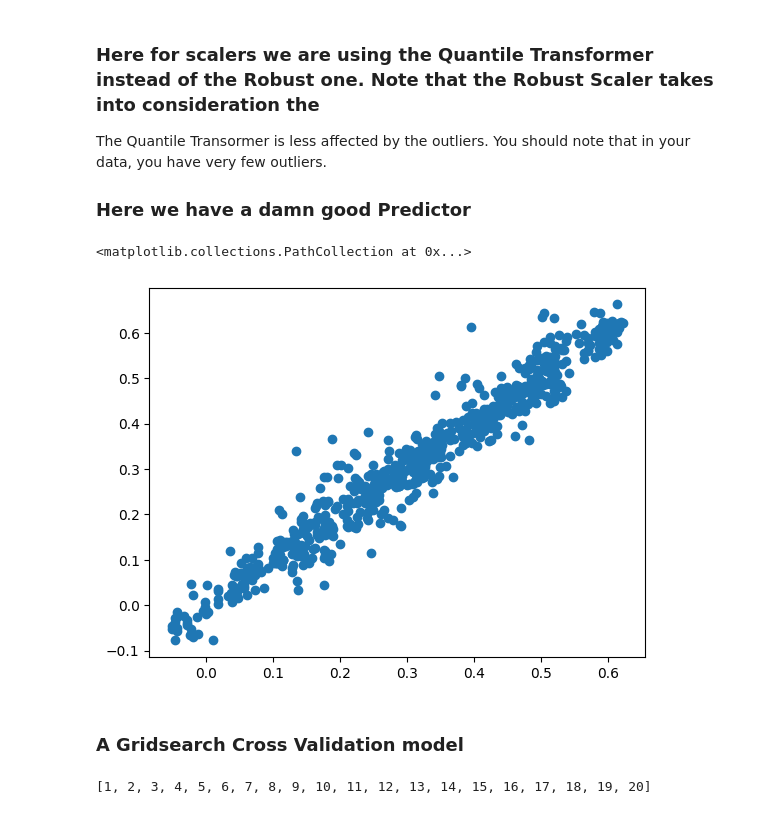
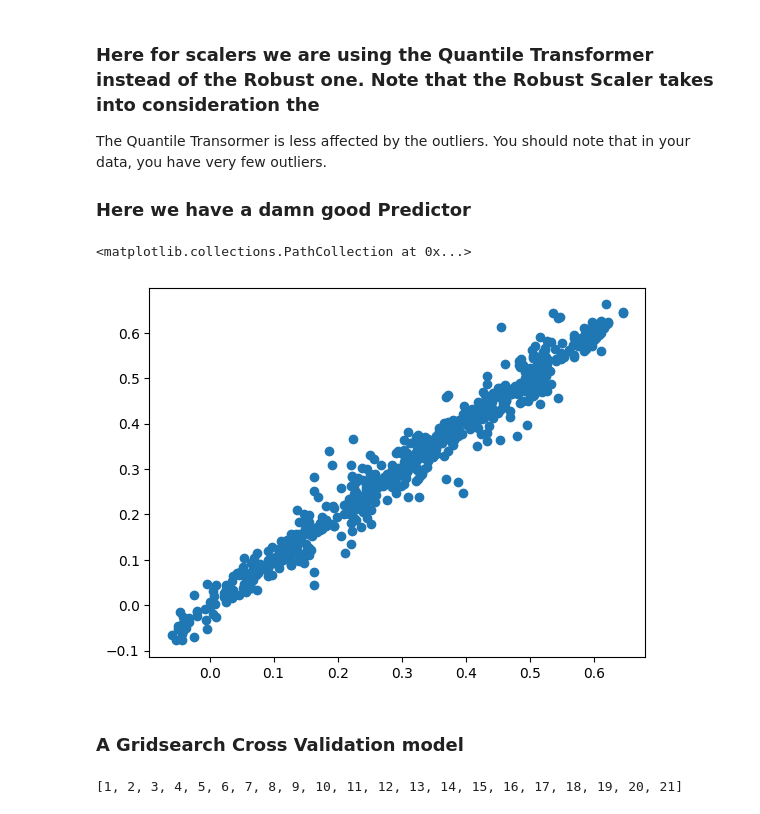
Before and after one commit to maseehfaizan/Project_code, a Jupyter notebook: Master.ipynb, the cells around one changed output. Saved outputs shown, nothing was run; the diff lists cells and outputs as text; code cells hidden in the pictures.

```diff
--- a/Master.ipynb
+++ b/Master.ipynb
@@ -631,3 +631,15 @@ Let us do some preprocessing and then create a pipline where we do the model
 Here how ever the model is able to predict on the same data it was trained on.
 
 The idea is to train the data on a random subset of the data and judge how well the model predicts on the remaining subset
+# %%
+
+model = KNeighborsRegressor().fit(X,y)
+pipe = Pipeline([
+    ('scale',RobustScaler()),
+    ('model',KNeighborsRegressor())
+
+])
+pipe.fit(X,y)
+
+predict = pipe.predict(X)
+plt.scatter(predict,y)
@@ -656,26 +670,26 @@ The Quantile Transormer is less affected by the outliers. You should note that i
 # %%
 model = KNeighborsRegressor().fit(X,y)
 
 Quantpipe = Pipeline([
     ('scale',QuantileTransformer(n_quantiles=700)),
-    ('model',KNeighborsRegressor(n_neighbors=3))
+    ('model',KNeighborsRegressor(n_neighbors=2))
 
 ])
 Quantpipe.fit(X,y)
 
 predict = Quantpipe.predict(X)
 plt.scatter(predict,y)
 # %% [output]
 <matplotlib.collections.PathCollection at 0x...>
-[figure, old version]
+[figure, new version]
 # %% [markdown]
 ### A Gridsearch Cross Validation model
 # %%
-x = list(range(21))
+x = list(range(22))
 x = x[1:]
 print(x)
 # %% [output]
-[1, 2, 3, 4, 5, 6, 7, 8, 9, 10, 11, 12, 13, 14, 15, 16, 17, 18, 19, 20]
+[1, 2, 3, 4, 5, 6, 7, 8, 9, 10, 11, 12, 13, 14, 15, 16, 17, 18, 19, 20, 21]
 # %%
 grid_model = GridSearchCV(
     estimator=pipe,
```
Also changed, not shown: parts of 7 cells of this notebook.
